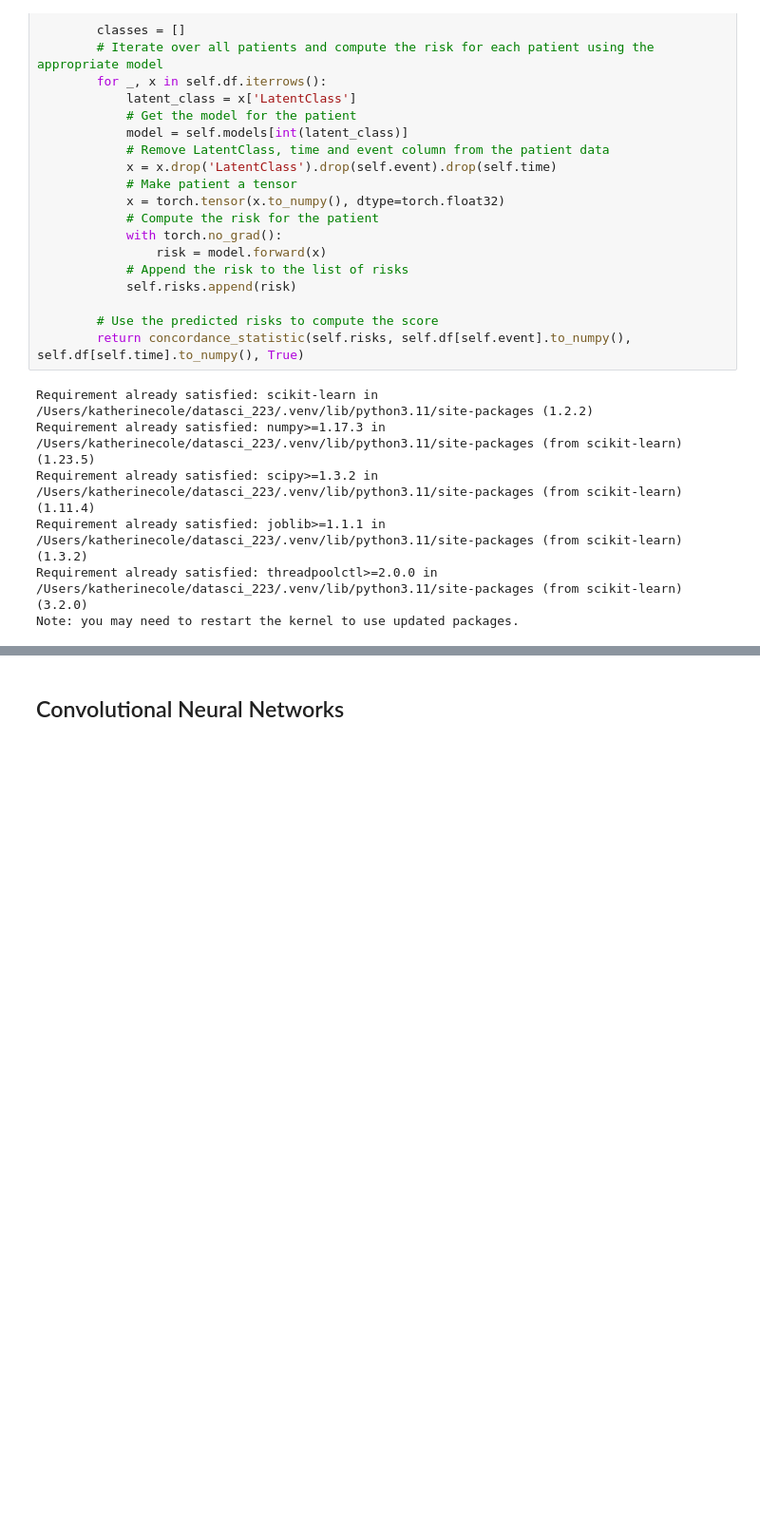
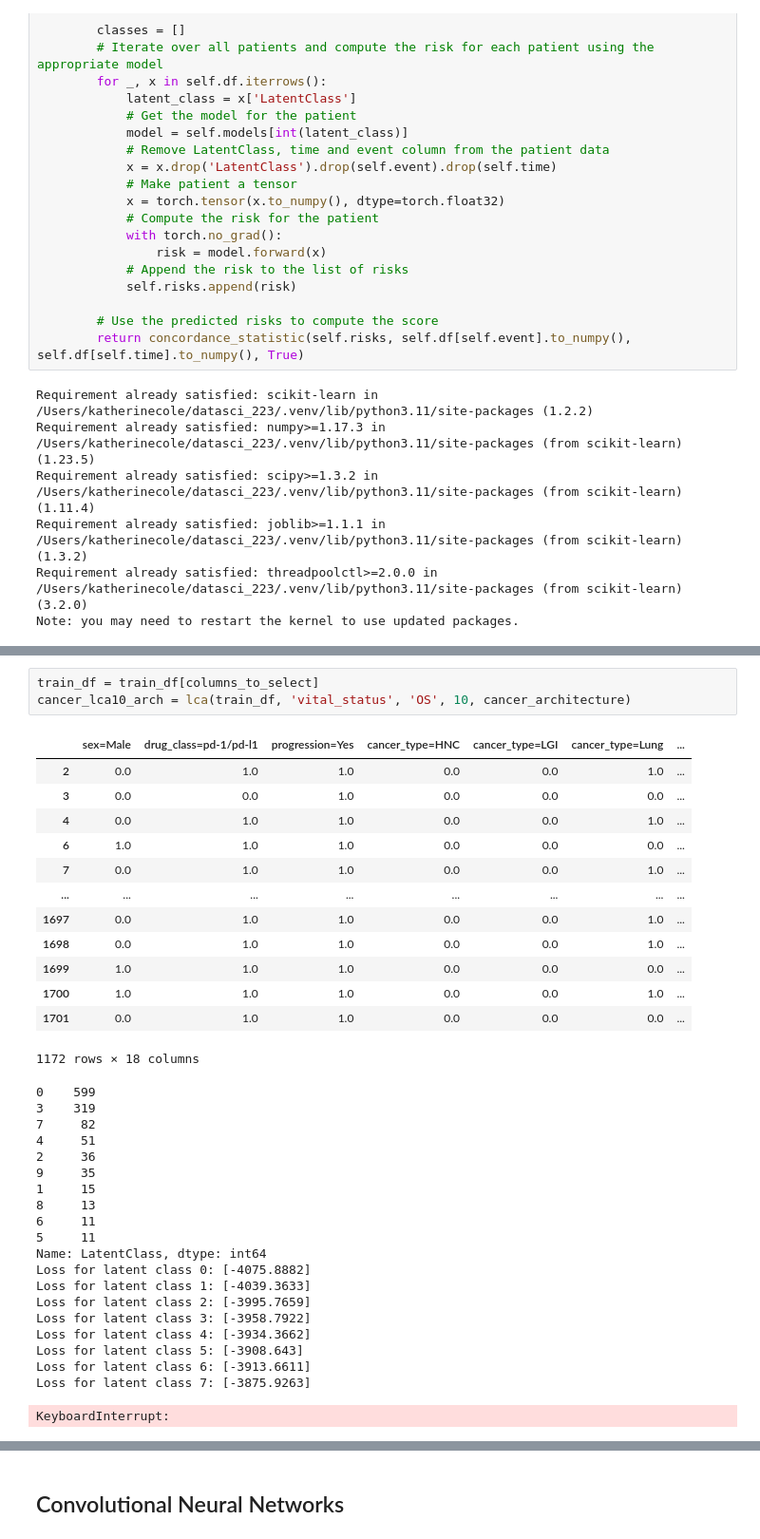
Before and after one commit to Kcole3/datasci_223, a Jupyter notebook: exercises/final_project.ipynb, the cells around one changed output, grey strips where cells are left out. Shown at 95% size. Saved outputs shown, nothing was run; the diff lists cells and outputs as text; blank space fills up the shorter version.

```diff
--- a/exercises/final_project.ipynb
+++ b/exercises/final_project.ipynb
@@ -2011,0 +2042,37 @@ Score: 0.7940619750676764
+# %%
+train_df = train_df[columns_to_select]
+cancer_lca10_arch = lca(train_df, 'vital_status', 'OS', 10, cancer_architecture)
+# %% [output]
+|  | sex=Male | drug_class=pd-1/pd-l1 | progression=Yes | cancer_type=HNC | cancer_type=LGI | cancer_type=Lung | ... |
+| 2 | 0.0 | 1.0 | 1.0 | 0.0 | 0.0 | 1.0 | ... |
+| 3 | 0.0 | 0.0 | 1.0 | 0.0 | 0.0 | 0.0 | ... |
+| 4 | 0.0 | 1.0 | 1.0 | 0.0 | 0.0 | 1.0 | ... |
+| 6 | 1.0 | 1.0 | 1.0 | 0.0 | 0.0 | 0.0 | ... |
+| 7 | 0.0 | 1.0 | 1.0 | 0.0 | 0.0 | 1.0 | ... |
+| ... | ... | ... | ... | ... | ... | ... | ... |
+| 1697 | 0.0 | 1.0 | 1.0 | 0.0 | 0.0 | 1.0 | ... |
+| 1698 | 0.0 | 1.0 | 1.0 | 0.0 | 0.0 | 1.0 | ... |
+| 1699 | 1.0 | 1.0 | 1.0 | 0.0 | 0.0 | 0.0 | ... |
+| 1700 | 1.0 | 1.0 | 1.0 | 0.0 | 0.0 | 1.0 | ... |
+| 1701 | 0.0 | 1.0 | 1.0 | 0.0 | 0.0 | 0.0 | ... |
+1172 rows × 18 columns
+0    599
+3    319
+7     82
+4     51
+2     36
+9     35
+1     15
+8     13
+6     11
+5     11
+Name: LatentClass, dtype: int64
+Loss for latent class 0: [-4075.8882]
+Loss for latent class 1: [-4039.3633]
+Loss for latent class 2: [-3995.7659]
+Loss for latent class 3: [-3958.7922]
+Loss for latent class 4: [-3934.3662]
+Loss for latent class 5: [-3908.643]
+Loss for latent class 6: [-3913.6611]
+Loss for latent class 7: [-3875.9263]
+KeyboardInterrupt:
```
Also changed, not shown: parts of 27 cells of this notebook, 2 other files.
